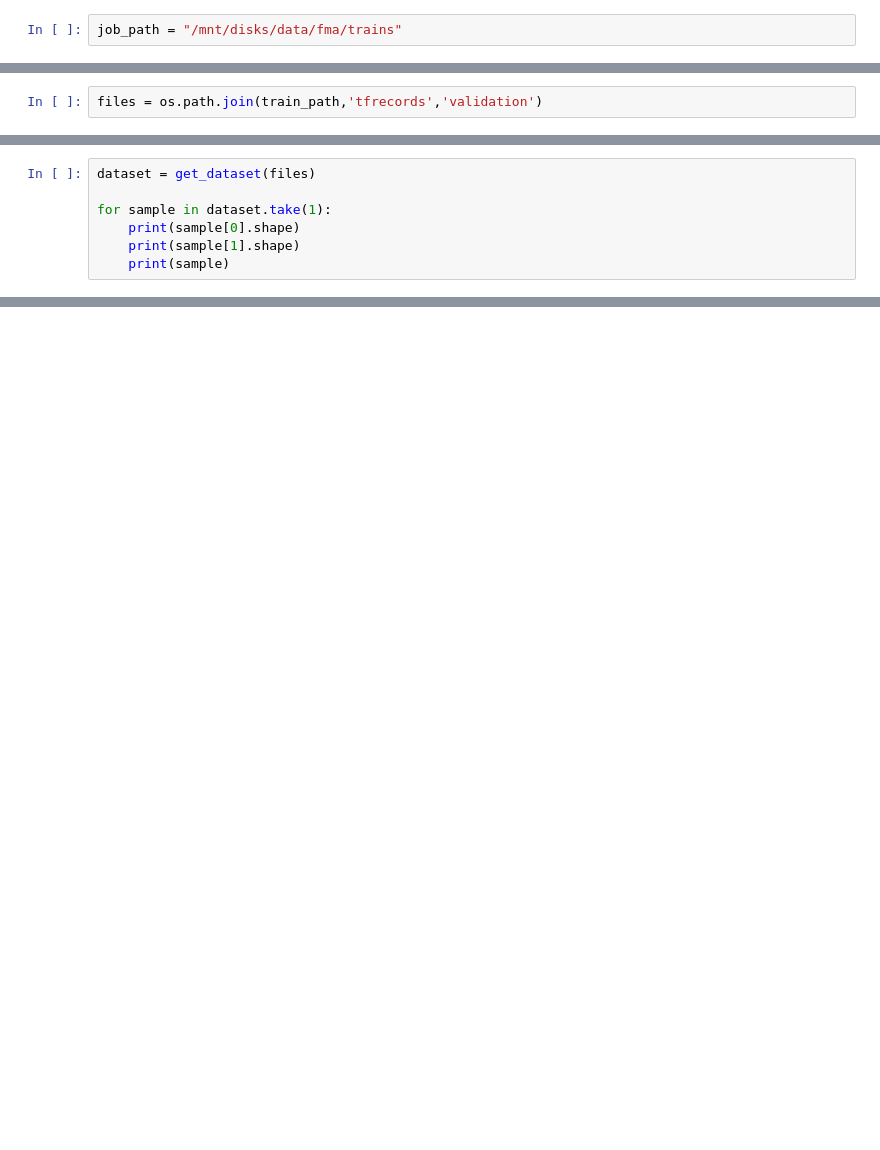
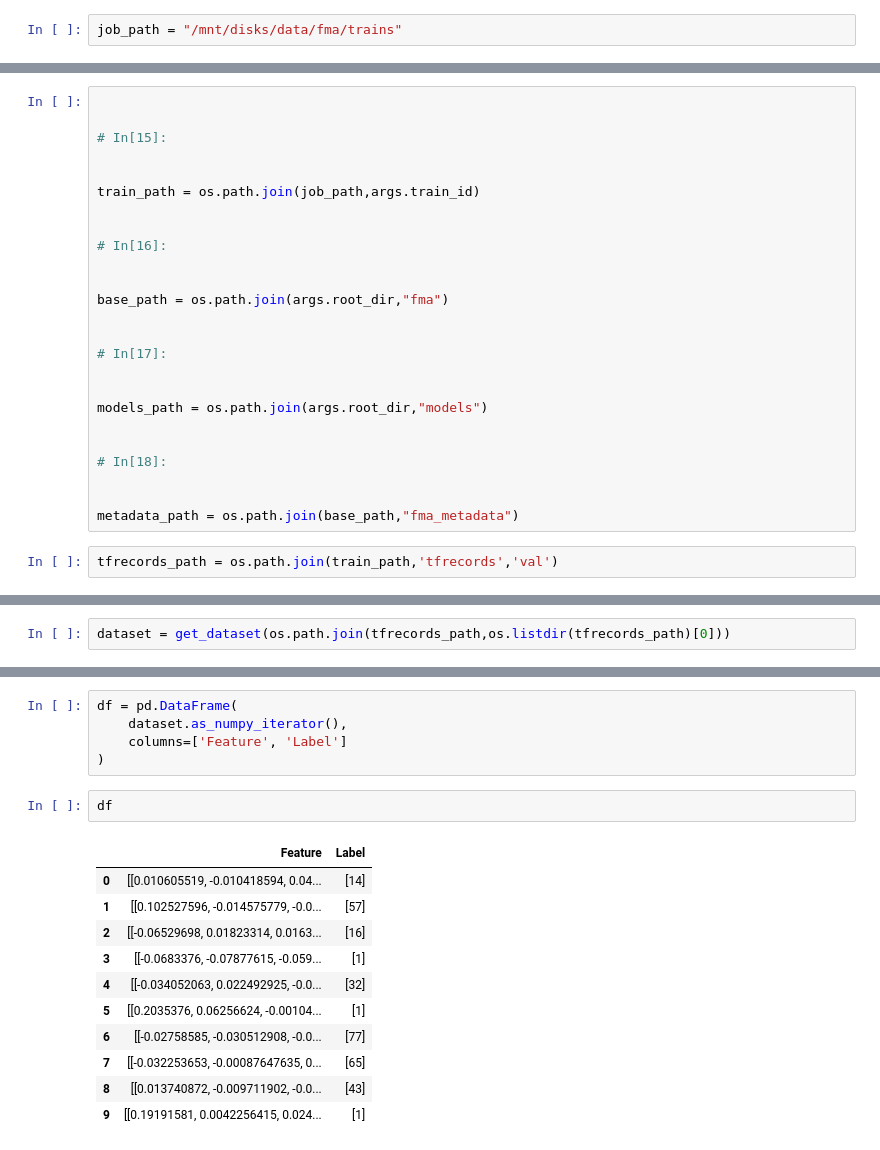
Before and after one commit to Sette/hmc, a Jupyter notebook: Notebooks/3 - Train.ipynb, the cells around one changed output, grey strips where cells are left out. Drawn from its saved outputs; the diff is of its cells as text; blank space fills up the shorter version.

Commit message:
Model and dataset. Generate tfrecords v1

```diff
--- a/Notebooks/3 - Train.ipynb
+++ b/Notebooks/3 - Train.ipynb
@@ -69,3 +146,28 @@ train_path = os.path.join(job_path,train_id)
 # %%
-files = os.path.join(train_path,'tfrecords','validation')
+
+
+# In[15]:
+
+
+train_path = os.path.join(job_path,args.train_id)
+
+
+# In[16]:
+
+
+base_path = os.path.join(args.root_dir,"fma")
+
+
+# In[17]:
+
+
+models_path = os.path.join(args.root_dir,"models")
+
+
+# In[18]:
+
+
+metadata_path = os.path.join(base_path,"fma_metadata")
+# %%
+tfrecords_path = os.path.join(train_path,'tfrecords','val')
 # %%
@@ -75,7 +177,2 @@ FileNotFoundError: [Errno 2] No such file or directory: '/mnt/disks/data/fma/tra
 # %%
-dataset = get_dataset(files)
-
-for sample in dataset.take(1):
-    print(sample[0].shape)
-    print(sample[1].shape)
-    print(sample)
+dataset = get_dataset(os.path.join(tfrecords_path,os.listdir(tfrecords_path)[0]))
@@ -86,0 +179,19 @@ NotFoundError: {{function_node __wrapped__IteratorGetNext_output_types_2_device_
+# %%
+df = pd.DataFrame(
+    dataset.as_numpy_iterator(),
+    columns=['Feature', 'Label']
+)
+# %%
+df
+# %% [output]
+|  | Feature | Label |
+| 0 | [[0.010605519, -0.010418594, 0.04... | [14] |
+| 1 | [[0.102527596, -0.014575779, -0.0... | [57] |
+| 2 | [[-0.06529698, 0.01823314, 0.0163... | [16] |
+| 3 | [[-0.0683376, -0.07877615, -0.059... | [1] |
+| 4 | [[-0.034052063, 0.022492925, -0.0... | [32] |
+| 5 | [[0.2035376, 0.06256624, -0.00104... | [1] |
+| 6 | [[-0.02758585, -0.030512908, -0.0... | [77] |
+| 7 | [[-0.032253653, -0.00087647635, 0... | [65] |
+| 8 | [[0.013740872, -0.009711902, -0.0... | [43] |
+| 9 | [[0.19191581, 0.0042256415, 0.024... | [1] |
```
Also changed, not shown: parts of 12 cells of this notebook, 5 other files.
